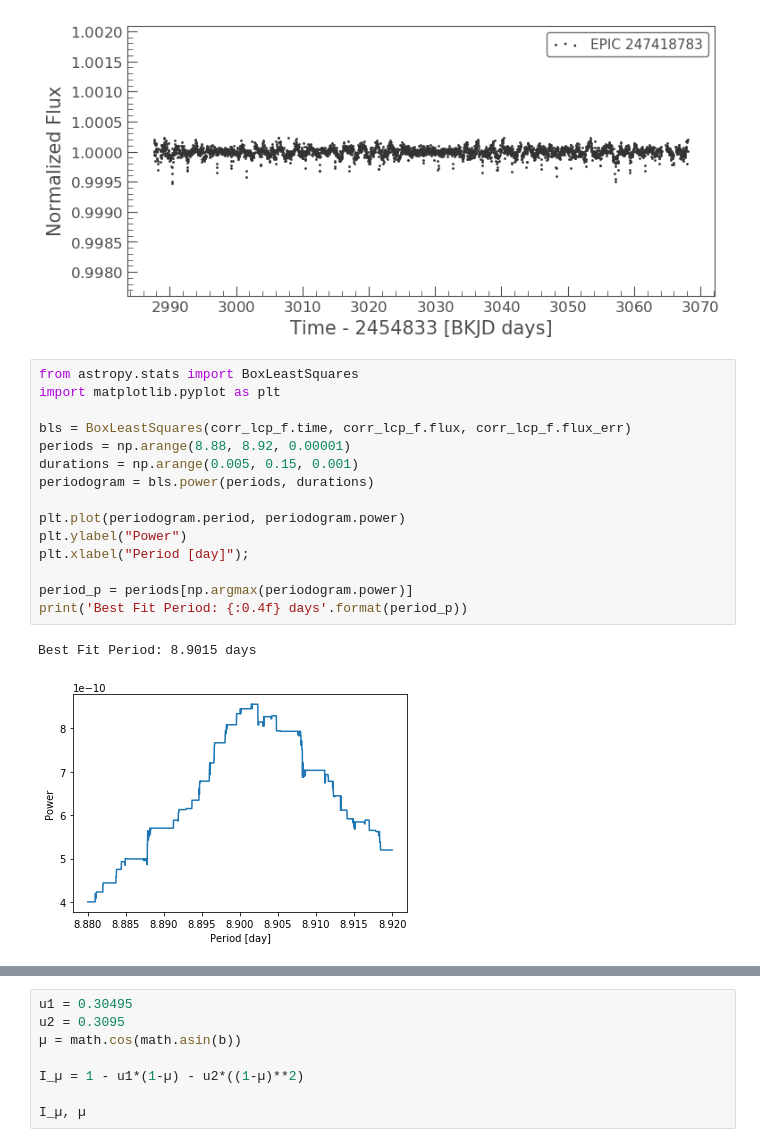
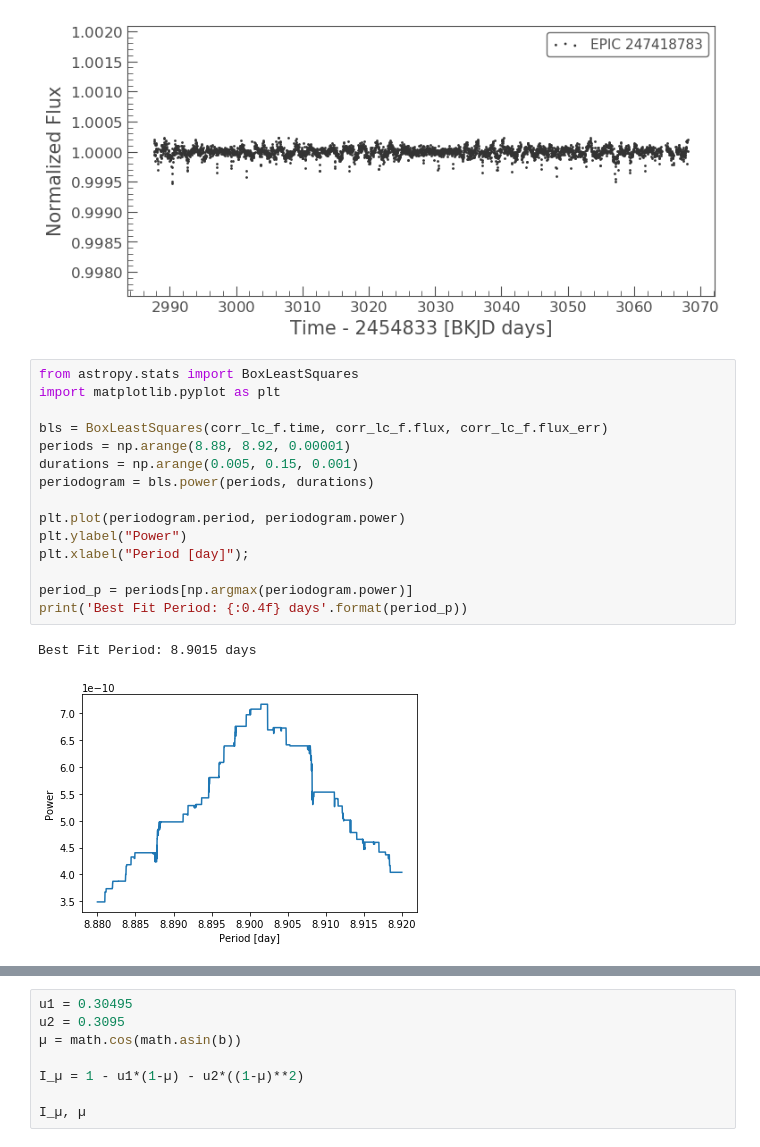
Before and after one commit to PierricJoulot/Astronomy, a Jupyter notebook: Lightcurves/EPIC247418783/EPIC 247418783.ipynb, the cells around one changed output, grey strips where cells are left out. Drawn from its saved outputs; the diff is of its cells as text.

```diff
--- a/Lightcurves/EPIC247418783/EPIC 247418783.ipynb
+++ b/Lightcurves/EPIC247418783/EPIC 247418783.ipynb
@@ -24,21 +24,21 @@ corr_lc_f.scatter()
 # %%
 from astropy.stats import BoxLeastSquares
 import matplotlib.pyplot as plt
 
-bls = BoxLeastSquares(corr_lcp_f.time, corr_lcp_f.flux, corr_lcp_f.flux_err)
+bls = BoxLeastSquares(corr_lc_f.time, corr_lc_f.flux, corr_lc_f.flux_err)
 periods = np.arange(8.88, 8.92, 0.00001)
 durations = np.arange(0.005, 0.15, 0.001)
 periodogram = bls.power(periods, durations)
 
 plt.plot(periodogram.period, periodogram.power)
 plt.ylabel("Power")
 plt.xlabel("Period [day]");
 
 period_p = periods[np.argmax(periodogram.power)]
 print('Best Fit Period: {:0.4f} days'.format(period_p))
 # %% [output]
 Best Fit Period: 8.9015 days
-[figure, old version]
+[figure, new version]
 # %%
 period_f = period_p / 4
 lcf = corr_lc_f.fold(period=period_f,t0=1.4)
```
Also changed, not shown: parts of 5 cells of this notebook.
